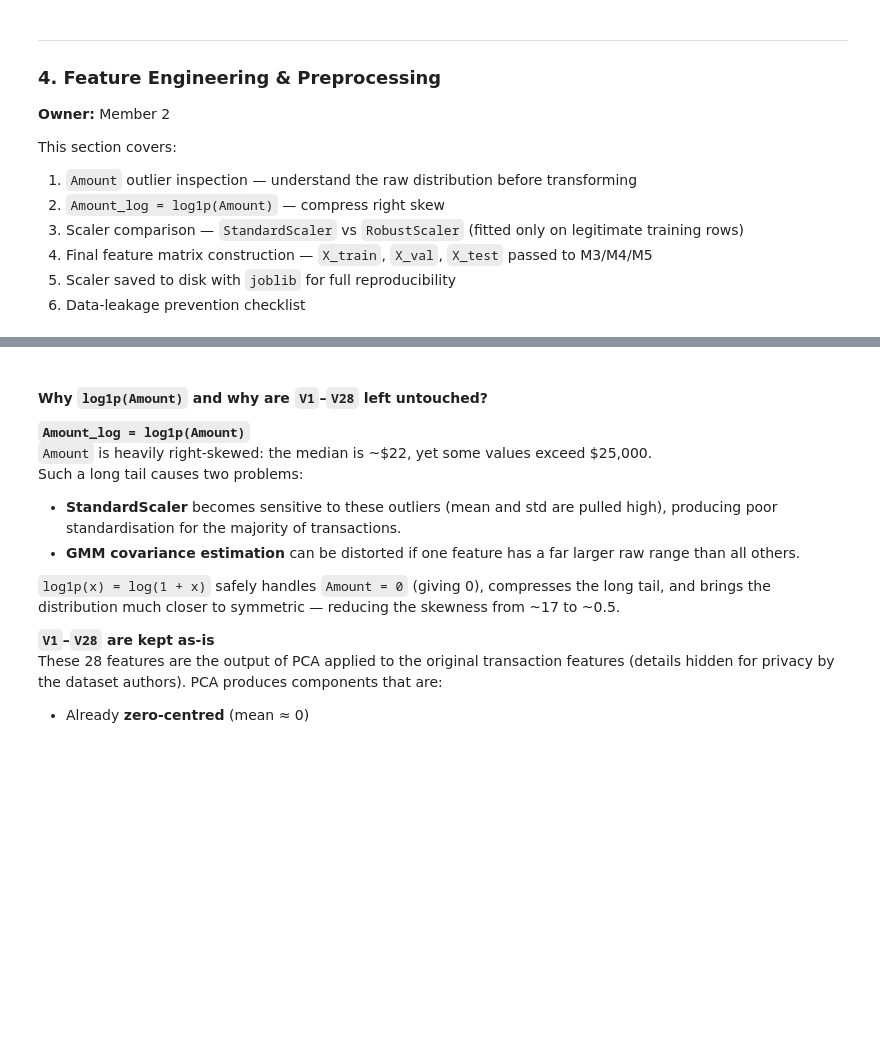
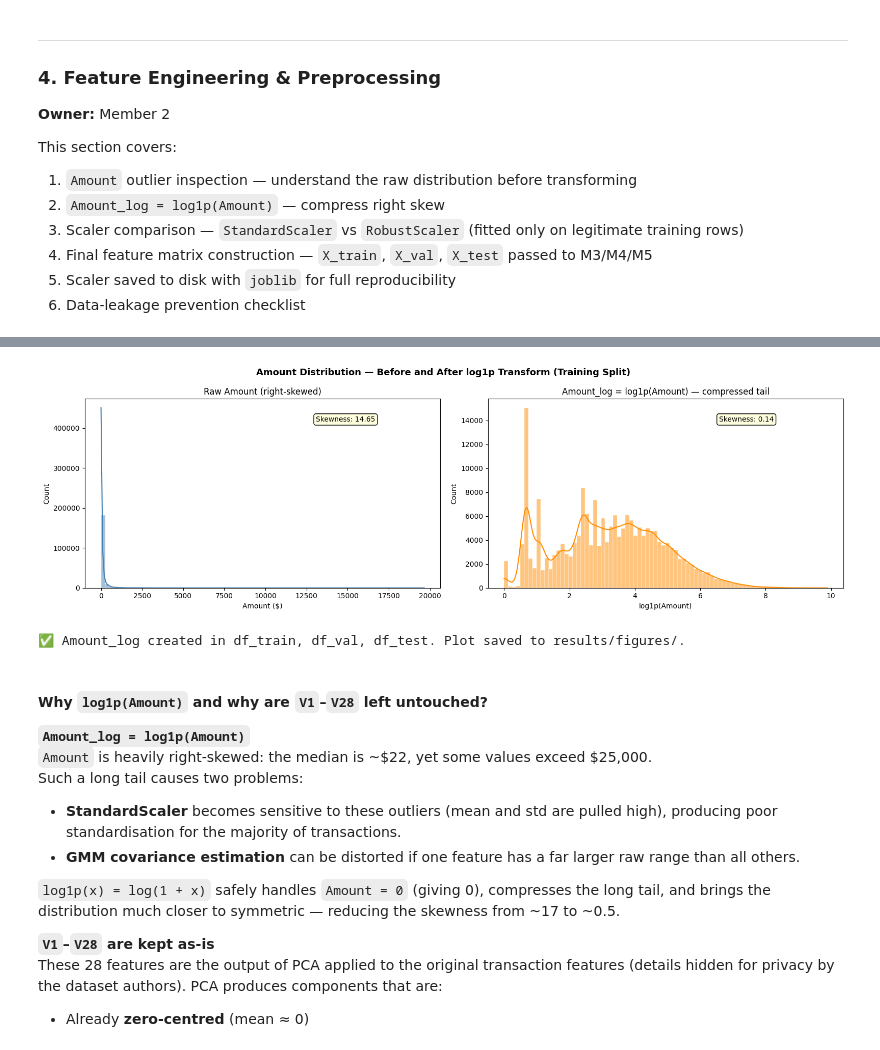
Before and after one commit to WizardCarp85/Card-Fraud-Triage-ML-DL, a Jupyter notebook: notebooks/Card_Fraud_Triage_Phase1.ipynb, the cells around one changed output, grey strips where cells are left out. Cells and saved outputs as stored; diff of their text form; code cells hidden in the pictures; blank space fills up the shorter version.

```diff
--- a/notebooks/Card_Fraud_Triage_Phase1.ipynb
+++ b/notebooks/Card_Fraud_Triage_Phase1.ipynb
@@ -374,6 +476,7 @@ print("   This motivates log1p() before scaling, and RobustScaler over StandardS
 # log1p(x) = log(1 + x) — handles Amount=0 safely (log(1)=0, no -inf)
 # Applied identically to all three splits.
 
+import os
 import matplotlib.pyplot as plt
 import seaborn as sns
 
@@ -384,33 +487,37 @@ for frame in [df_train, df_val, df_test]:
 fig, axes = plt.subplots(1, 2, figsize=(16, 5))
 fig.suptitle('Amount Distribution — Before and After log1p Transform (Training Split)',
              fontsize=13, fontweight='bold')
 
 sns.histplot(df_train['Amount'],     bins=80, kde=True, ax=axes[0],
              color='steelblue', edgecolor='white', linewidth=0.3)
 axes[0].set_title('Raw Amount (right-skewed)')
 axes[0].set_xlabel('Amount ($)')
 axes[0].set_ylabel('Count')
 axes[0].annotate(
     f"Skewness: {df_train['Amount'].skew():.2f}",
     xy=(0.65, 0.88), xycoords='axes fraction', fontsize=10,
     bbox=dict(boxstyle='round,pad=0.3', facecolor='lightyellow')
 )
 
 sns.histplot(df_train['Amount_log'], bins=80, kde=True, ax=axes[1],
              color='darkorange', edgecolor='white', linewidth=0.3)
 axes[1].set_title('Amount_log = log1p(Amount) — compressed tail')
 axes[1].set_xlabel('log1p(Amount)')
 axes[1].set_ylabel('Count')
 axes[1].annotate(
     f"Skewness: {df_train['Amount_log'].skew():.2f}",
     xy=(0.65, 0.88), xycoords='axes fraction', fontsize=10,
     bbox=dict(boxstyle='round,pad=0.3', facecolor='lightyellow')
 )
 
 plt.tight_layout()
+os.makedirs('results/figures', exist_ok=True)
 plt.savefig('results/figures/amount_log_transform.png', dpi=150, bbox_inches='tight')
 plt.show()
 print("✅ Amount_log created in df_train, df_val, df_test. Plot saved to results/figures/.")
+# %% [output]
+[figure, added]
+✅ Amount_log created in df_train, df_val, df_test. Plot saved to results/figures/.
 # %% [markdown]
 #### Why `log1p(Amount)` and why are `V1`–`V28` left untouched?
 
```
Also changed, not shown: parts of 30 cells of this notebook.
